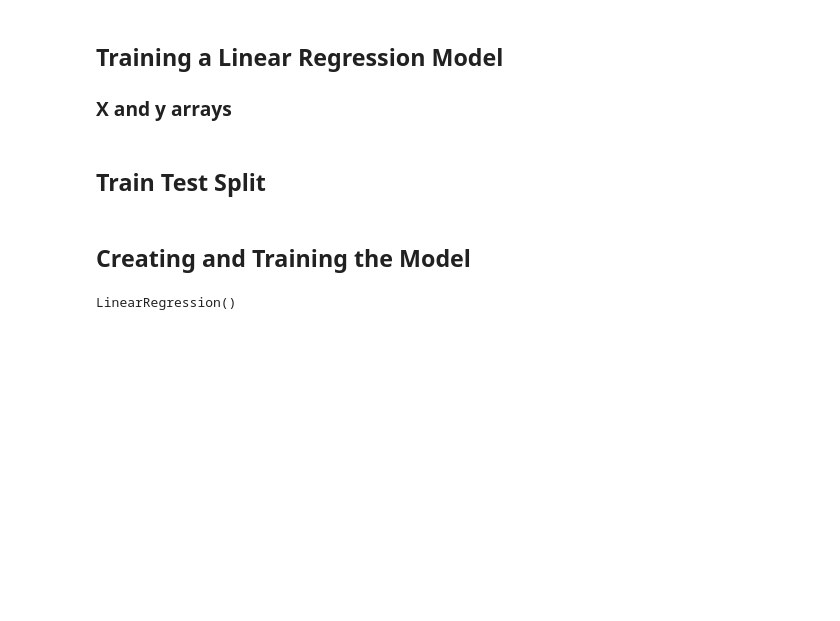
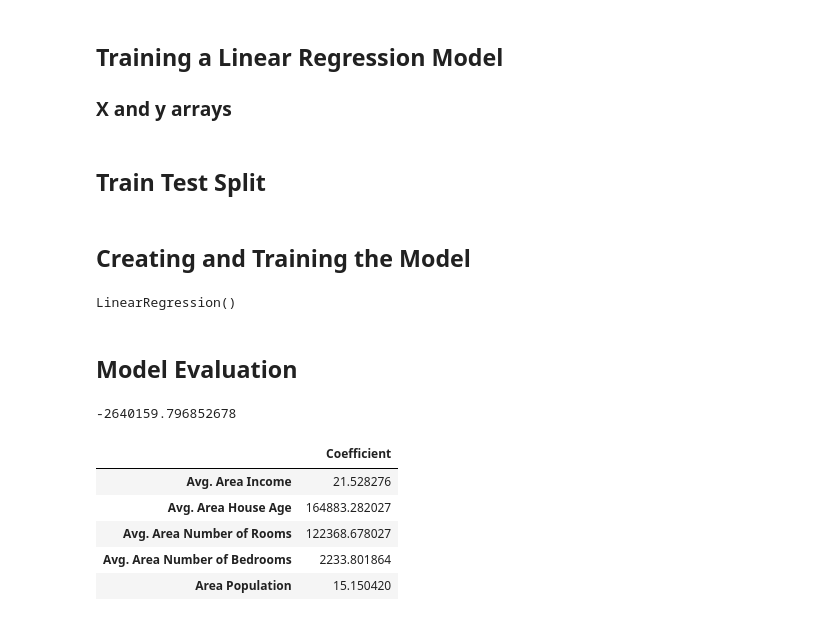
Before and after one commit to hunain-saeed/Linear-Regression-pdsml, a Jupyter notebook: Linear Regression.ipynb, the cells around one changed output. Cells and saved outputs as stored; diff of their text form; code cells hidden in the pictures; blank space fills up the shorter version.

```diff
--- a/Linear Regression.ipynb
+++ b/Linear Regression.ipynb
@@ -98,0 +97,17 @@ LinearRegression()
+# %% [markdown]
+## Model Evaluation
+# %%
+# print the intercept
+print(lm.intercept_)
+# %% [output]
+-2640159.796852678
+# %%
+coeff_df = pd.DataFrame(lm.coef_,X.columns,columns=['Coefficient'])
+coeff_df
+# %% [output]
+|  | Coefficient |
+| Avg. Area Income | 21.528276 |
+| Avg. Area House Age | 164883.282027 |
+| Avg. Area Number of Rooms | 122368.678027 |
+| Avg. Area Number of Bedrooms | 2233.801864 |
+| Area Population | 15.150420 |
```
Also changed, not shown: parts of 8 cells of this notebook.
